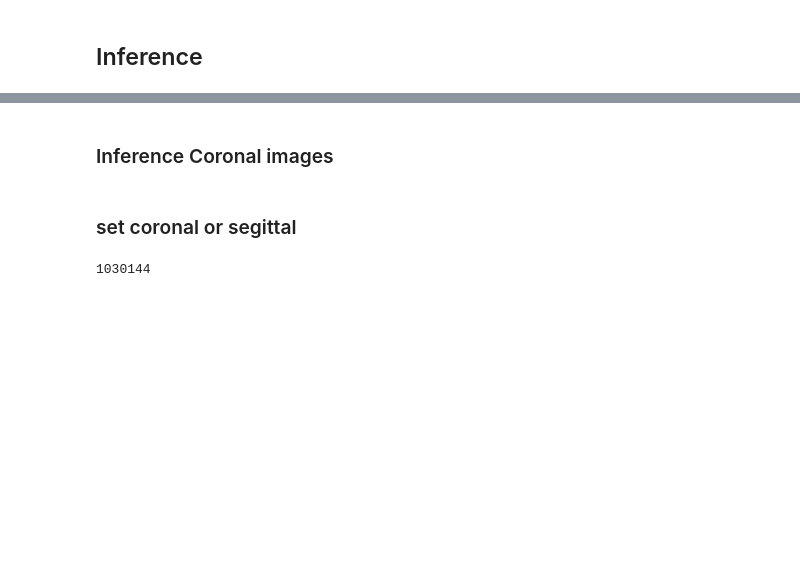
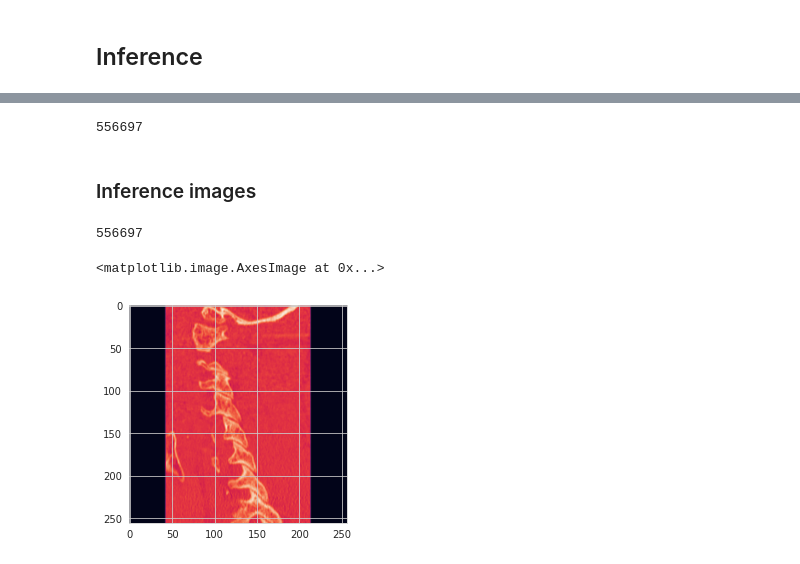
Before and after one commit to ghty011/cervical_spine, a Jupyter notebook: train/inference_segmentation_vertical.ipynb, the cells around one changed output, grey strips where cells are left out. Drawn from its saved outputs; the diff is of its cells as text; code cells hidden in the pictures; blank space fills up the shorter version.

Commit message:
infer vertical segmentation

```diff
--- a/train/inference_segmentation_vertical.ipynb
+++ b/train/inference_segmentation_vertical.ipynb
@@ -230,0 +299,22 @@ df.head()
+# %%
+concat_df.insert(1, f'{vertical_type}_index', None)
+# %%
+df = pd.DataFrame()
+# %%
+for i in tqdm(range(len(concat_df))):
+    s = concat_df.iloc[i]
+    UID = s.name
+    if vertical_type == 'sagittal':
+        left, top, right, bottom = get_original_position(s[["height", "width"]].values, concat_df.loc[UID, [f"coronal_left", f"coronal_top",f"coronal_right",f"coronal_bottom"]], tol=0.1)
+
+        new_df = concat_df.loc[[UID] * (right - left + 1)]
+        new_df[f"{vertical_type}_index"] = np.arange(left, right + 1)
+        df = pd.concat([df, new_df])
+    else:
+        left, top, right, bottom = get_original_position(s[["height", "width"]].values, concat_df.loc[UID, [f"sagittal_left", f"sagittal_top",f"sagittal_right",f"sagittal_bottom"]], tol=0.1)
+
+        new_df = concat_df.loc[[UID] * (right - left + 1)]
+        new_df[f"{vertical_type}_index"] = np.arange(left, right + 1)
+        df = pd.concat([df, new_df])
+
+df.head()
@@ -230,0 +346,4 @@ df.head()
+# %%
+len(df)
+# %% [output]
+556697
@@ -231,4 +352,2 @@ df.head()
 # %% [markdown]
-### Inference Coronal images
+### Inference images
-# %% [markdown]
-### set coronal or segittal
@@ -240,6 +354,12 @@ inference_labels_dir = TRAIN_SAGITTAL_LABEL_DIR
 # %%
-
-dataset = VerticalImageDataset(df, inference_images_dir, transform)
+dataset = VerticalImageDataset(df, IMAGES_DIR, transform)
 len(dataset)
 # %% [output]
-1030144
+556697
+# %%
+x, _, _ = dataset[100]
+img = x * 0.5 + 0.5
+plt.imshow(img.squeeze().cpu().numpy())
+# %% [output]
+<matplotlib.image.AxesImage at 0x...>
+[figure, added]
```
Also changed, not shown: parts of 27 cells of this notebook, 1 other file.
